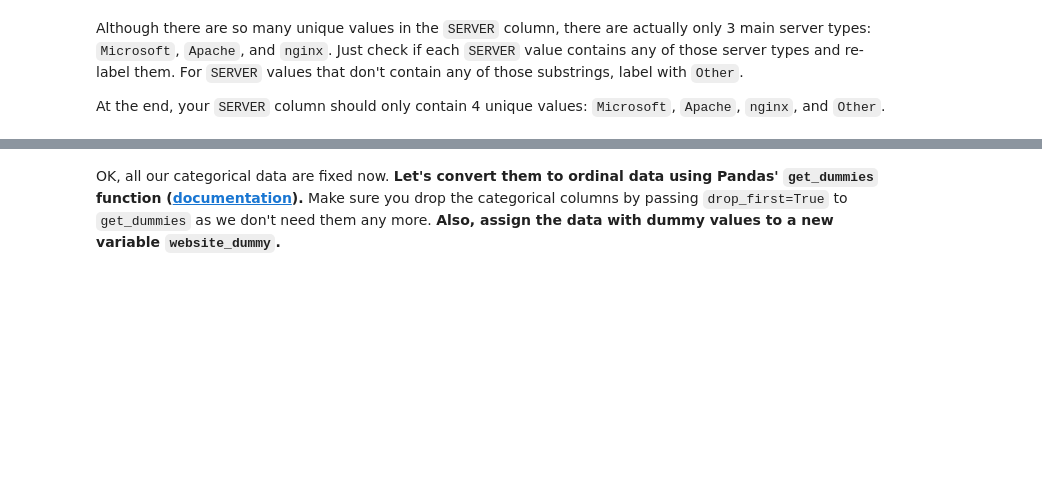
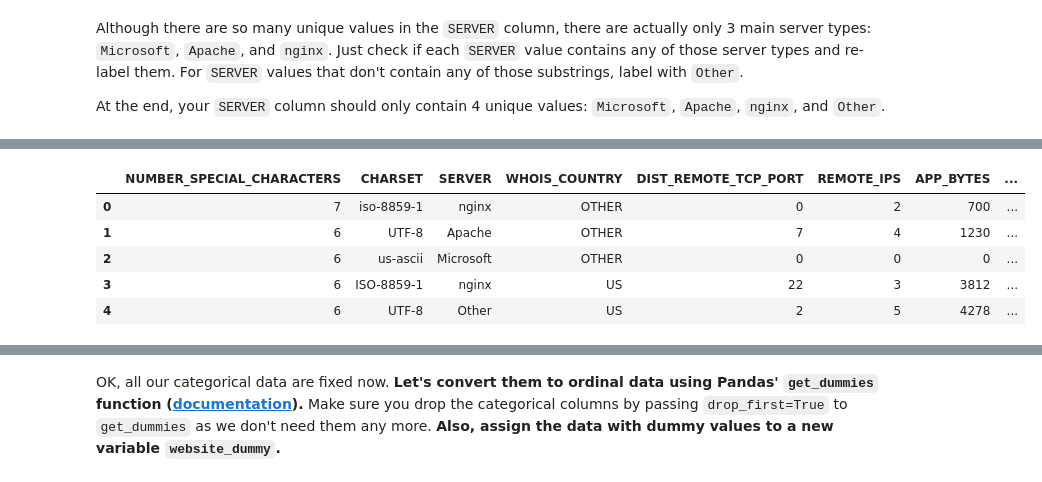
Before and after one commit to ta-data-bcn/lab-supervised-learning, a Jupyter notebook: your-code/main.ipynb, the cells around one changed output, grey strips where cells are left out. Saved outputs shown, nothing was run; the diff lists cells and outputs as text; code cells hidden in the pictures; blank space fills up the shorter version.

```diff
--- a/your-code/main.ipynb
+++ b/your-code/main.ipynb
@@ -452 +463,10 @@ Microsoft    196
 Name: SERVER, dtype: int64
+# %%
+websites.head()
+# %% [output]
+|  | NUMBER_SPECIAL_CHARACTERS | CHARSET | SERVER | WHOIS_COUNTRY | DIST_REMOTE_TCP_PORT | REMOTE_IPS | APP_BYTES | ... |
+| 0 | 7 | iso-8859-1 | nginx | OTHER | 0 | 2 | 700 | ... |
+| 1 | 6 | UTF-8 | Apache | OTHER | 7 | 4 | 1230 | ... |
+| 2 | 6 | us-ascii | Microsoft | OTHER | 0 | 0 | 0 | ... |
+| 3 | 6 | ISO-8859-1 | nginx | US | 22 | 3 | 3812 | ... |
+| 4 | 6 | UTF-8 | Other | US | 2 | 5 | 4278 | ... |
```
Also changed, not shown: parts of 39 cells of this notebook.
